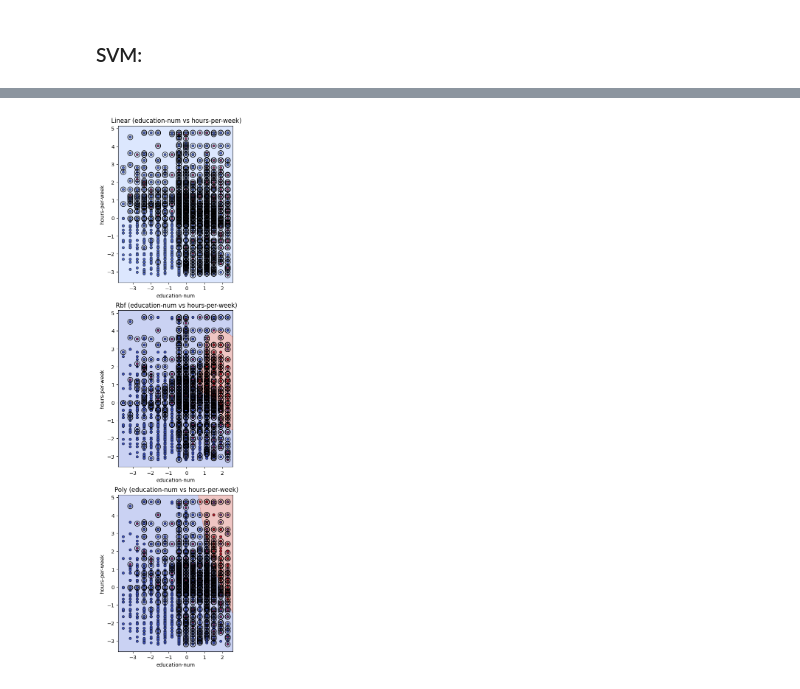
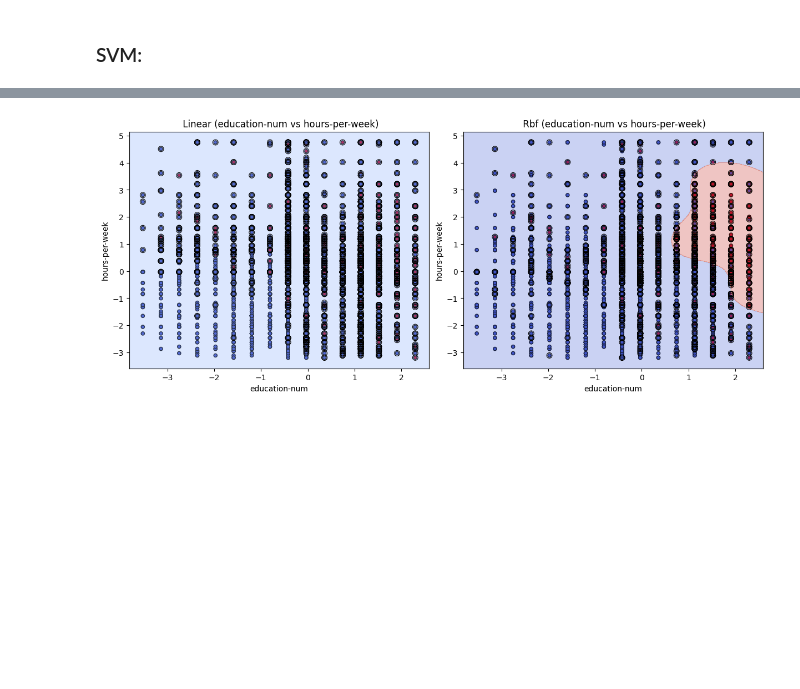
Before and after one commit to benmikeand/DASC41103_projects_team2, a Jupyter notebook: projects/project_1/code/logistic_svm.ipynb, the cells around one changed output, grey strips where cells are left out. Saved outputs shown, nothing was run; the diff lists cells and outputs as text; code cells hidden in the pictures; blank space fills up the shorter version.

```diff
--- a/projects/project_1/code/logistic_svm.ipynb
+++ b/projects/project_1/code/logistic_svm.ipynb
@@ -150,13 +118,7 @@ dtype: float64
 # split data into training and test datasets
 X_train, X_test, y_train, y_test = train_test_split(X, y, test_size=0.2, random_state=42)
 
-feature_cols = ['age', 'workclass',
-                'fnlwgt', 'education',
-                'education-num', 'marital-status',
-                'occupation', 'relationship',
-                'race', 'sex', 'capital-gain',
-                'capital-loss', 'hours-per-week',
-                'native-country']
+feature_cols = [col for col in X_train.columns if col not in ['original_index', 'workclass_Never-worked', 'native-country_Holand-Netherlands', 'native-country_Outlying-US(Guam-USVI-etc)']]
 # %% [markdown]
 ### Logistic Regression:
 # %%
@@ -216,7 +164,6 @@ Name: count, dtype: int64
 # %%
 # Initialize the model with default parameters.
-# For multi-class problems, LogisticRegression uses a one-vs-rest strategy by default.
-# The 'solver' is set to 'lbfgs' as it's a good default for multi-class problems.
-model = LogisticRegression(solver='lbfgs', random_state=42, max_iter=200)
+# had to increase the max_iters to get convergence
+model = LogisticRegression(solver='lbfgs', random_state=42, max_iter=300)
 model.fit(X_train[feature_cols], y_train['class'].values.ravel())
 # %% [output]
@@ -636,7 +527,7 @@ weighted avg       0.81      0.82      0.78      5210
 # %%
 # Plot decision boundaries for different kernels (ONLY 2 FEATURES)
 plot_svm_decision_boundaries_multi_feature(X_train.loc[:, ['education-num', 'hours-per-week']],
                                            y_train['class'],
-                                           kernels=['linear', 'rbf', 'poly'])
+                                           kernels=['linear', 'rbf'])
 # %% [output]
-[figure, old version]
+[figure, new version]
```
Also changed, not shown: parts of 41 cells of this notebook.
